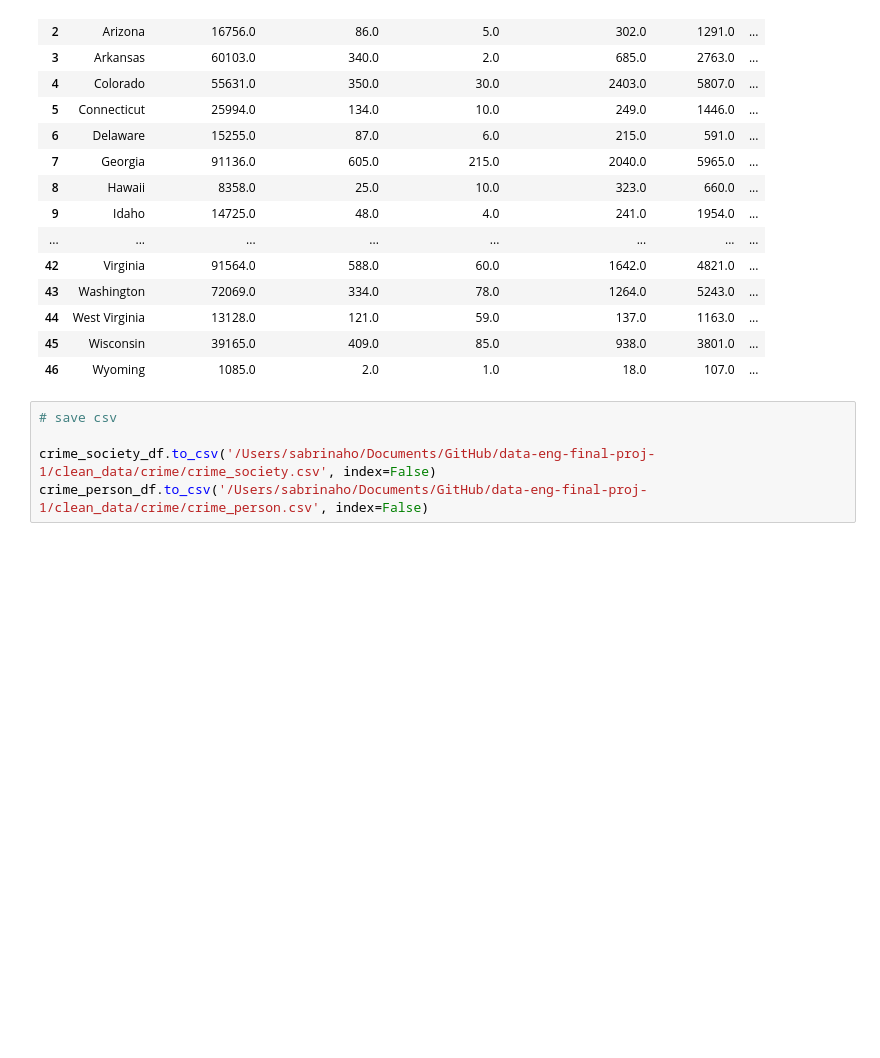
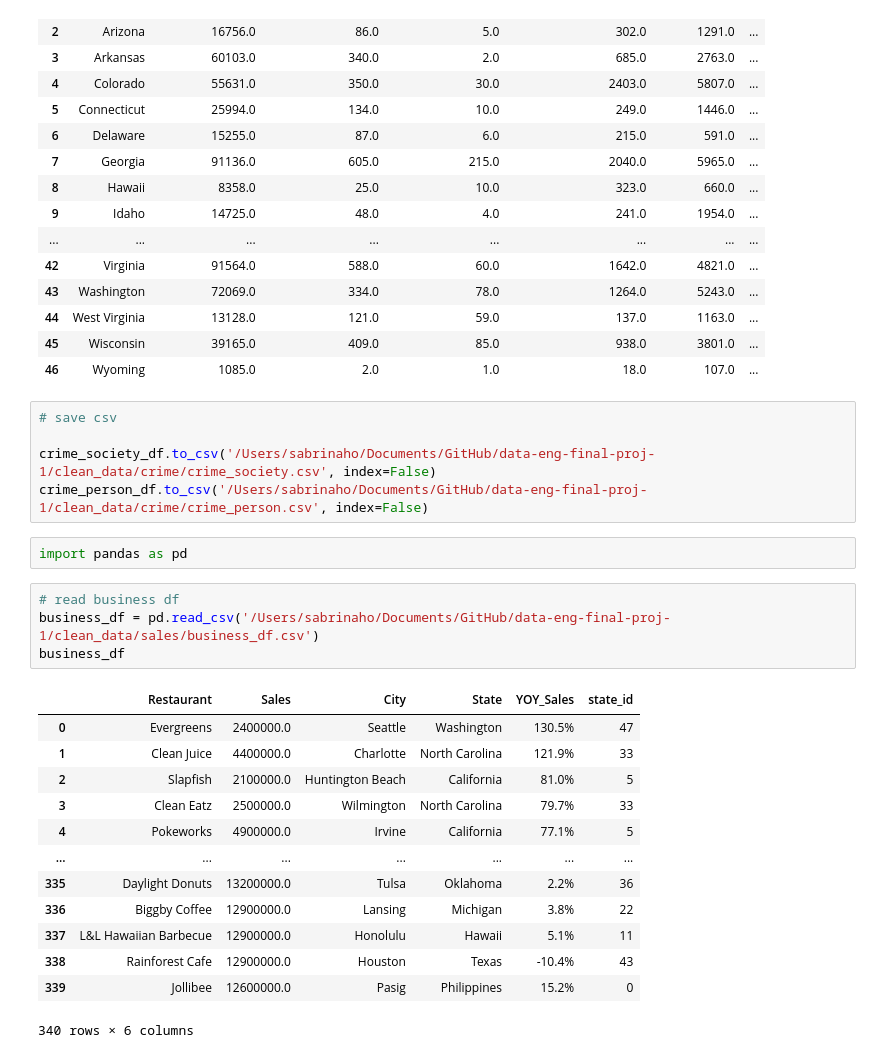
Before and after one commit to iamsabhoho/data-eng-final-proj-1, a Jupyter notebook: Script/clean_data_sabrina.ipynb, the cells around one changed output. Cells and saved outputs as stored; diff of their text form; blank space fills up the shorter version.

```diff
--- a/Script/clean_data_sabrina.ipynb
+++ b/Script/clean_data_sabrina.ipynb
@@ -242,3 +242,23 @@ crime_person_df
 
 crime_society_df.to_csv('/Users/sabrinaho/Documents/GitHub/data-eng-final-proj-1/clean_data/crime/crime_society.csv', index=False)
 crime_person_df.to_csv('/Users/sabrinaho/Documents/GitHub/data-eng-final-proj-1/clean_data/crime/crime_person.csv', index=False)
+# %%
+import pandas as pd
+# %%
+# read business df
+business_df = pd.read_csv('/Users/sabrinaho/Documents/GitHub/data-eng-final-proj-1/clean_data/sales/business_df.csv')
+business_df
+# %% [output]
+|  | Restaurant | Sales | City | State | YOY_Sales | state_id |
+| 0 | Evergreens | 2400000.0 | Seattle | Washington | 130.5% | 47 |
+| 1 | Clean Juice | 4400000.0 | Charlotte | North Carolina | 121.9% | 33 |
+| 2 | Slapfish | 2100000.0 | Huntington Beach | California | 81.0% | 5 |
+| 3 | Clean Eatz | 2500000.0 | Wilmington | North Carolina | 79.7% | 33 |
+| 4 | Pokeworks | 4900000.0 | Irvine | California | 77.1% | 5 |
+| ... | ... | ... | ... | ... | ... | ... |
+| 335 | Daylight Donuts | 13200000.0 | Tulsa | Oklahoma | 2.2% | 36 |
+| 336 | Biggby Coffee | 12900000.0 | Lansing | Michigan | 3.8% | 22 |
+| 337 | L&L Hawaiian Barbecue | 12900000.0 | Honolulu | Hawaii | 5.1% | 11 |
+| 338 | Rainforest Cafe | 12900000.0 | Houston | Texas | -10.4% | 43 |
+| 339 | Jollibee | 12600000.0 | Pasig | Philippines | 15.2% | 0 |
+340 rows × 6 columns
```
Also changed, not shown: 3 other files.
